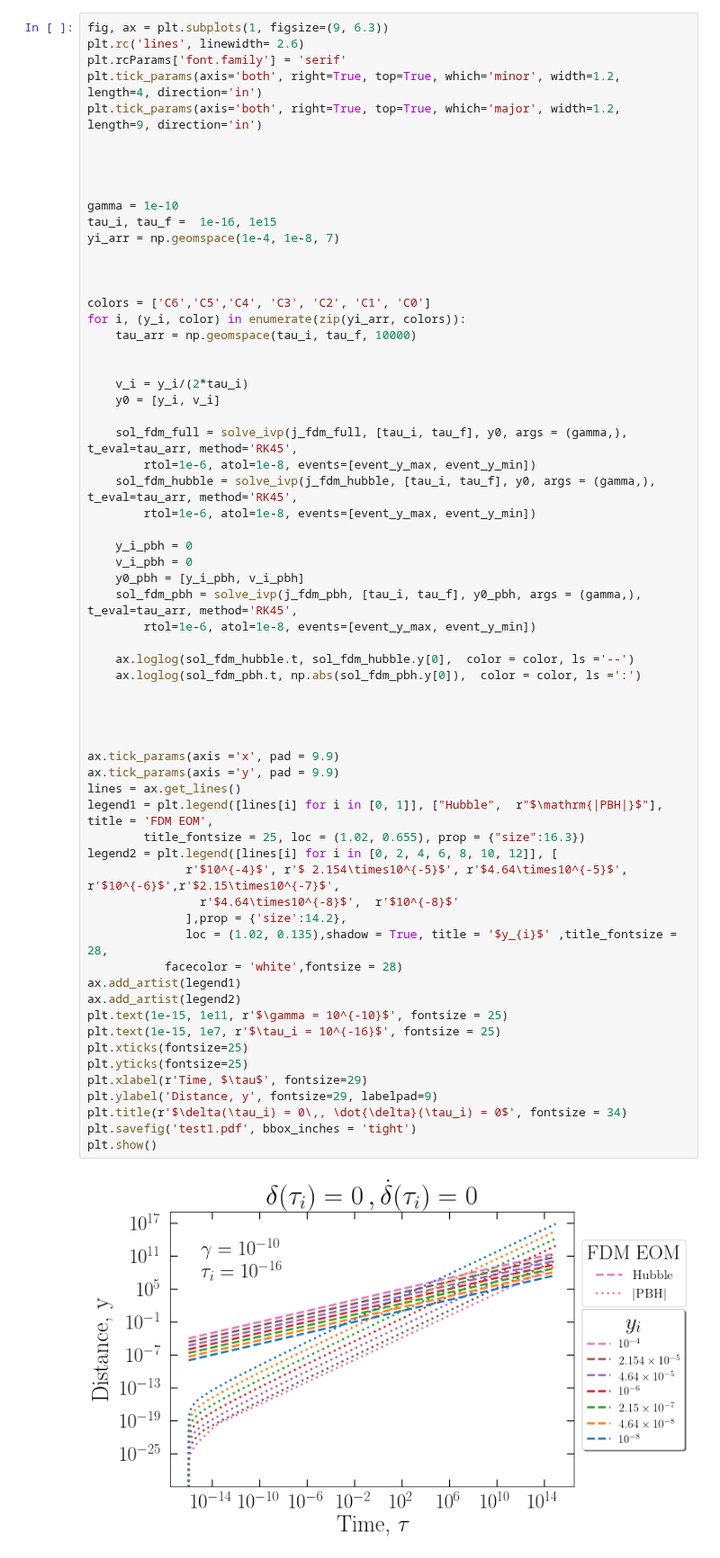
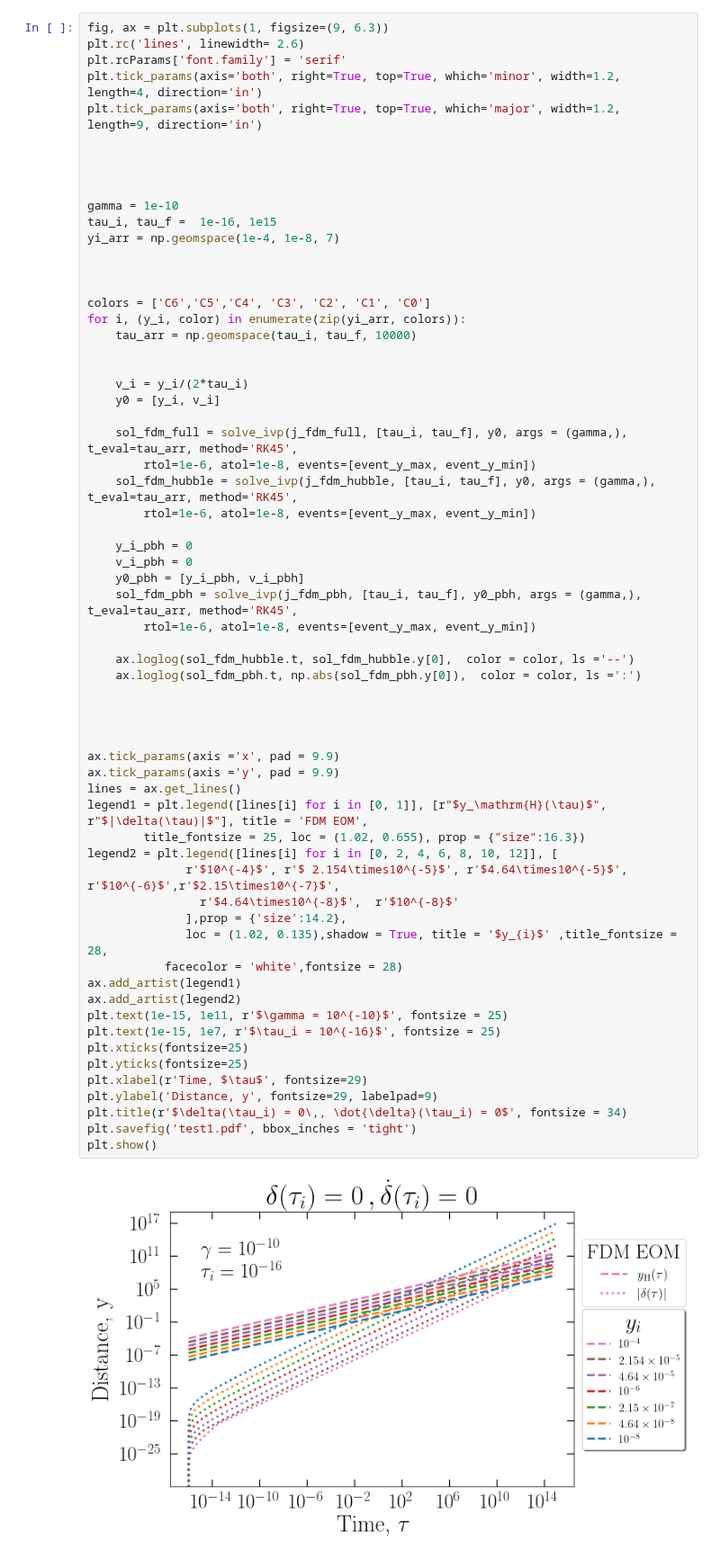
Before and after one commit to pratibhajangra591/project-3, a Jupyter notebook: trial_2.ipynb, the cells around one changed output. Shown at 90% size. Drawn from its saved outputs; the diff is of its cells as text.

```diff
--- a/trial_2.ipynb
+++ b/trial_2.ipynb
@@ -123,35 +122,35 @@ for i, (y_i, color) in enumerate(zip(yi_arr, colors)):
         rtol=1e-6, atol=1e-8, events=[event_y_max, event_y_min])
 
     ax.loglog(sol_fdm_hubble.t, sol_fdm_hubble.y[0],  color = color, ls ='--')
     ax.loglog(sol_fdm_pbh.t, np.abs(sol_fdm_pbh.y[0]),  color = color, ls =':')
 
 
 
 
 ax.tick_params(axis ='x', pad = 9.9)
 ax.tick_params(axis ='y', pad = 9.9)
 lines = ax.get_lines()
-legend1 = plt.legend([lines[i] for i in [0, 1]], ["Hubble",  r"$\mathrm{|PBH|}$"], title = 'FDM EOM',
+legend1 = plt.legend([lines[i] for i in [0, 1]], [r"$y_\mathrm{H}(\tau)$", r"$|\delta(\tau)|$"], title = 'FDM EOM',
         title_fontsize = 25, loc = (1.02, 0.655), prop = {"size":16.3})
 legend2 = plt.legend([lines[i] for i in [0, 2, 4, 6, 8, 10, 12]], [
               r'$10^{-4}$', r'$ 2.154\times10^{-5}$', r'$4.64\times10^{-5}$', r'$10^{-6}$',r'$2.15\times10^{-7}$',
                 r'$4.64\times10^{-8}$',  r'$10^{-8}$'
               ],prop = {'size':14.2},
               loc = (1.02, 0.135),shadow = True, title = '$y_{i}$' ,title_fontsize = 28,
            facecolor = 'white',fontsize = 28)
 ax.add_artist(legend1)
 ax.add_artist(legend2)
 plt.text(1e-15, 1e11, r'$\gamma = 10^{-10}$', fontsize = 25)
 plt.text(1e-15, 1e7, r'$\tau_i = 10^{-16}$', fontsize = 25)
 plt.xticks(fontsize=25)
 plt.yticks(fontsize=25)
 plt.xlabel(r'Time, $\tau$', fontsize=29)
 plt.ylabel('Distance, y', fontsize=29, labelpad=9)
 plt.title(r'$\delta(\tau_i) = 0\,, \dot{\delta}(\tau_i) = 0$', fontsize = 34)
 plt.savefig('test1.pdf', bbox_inches = 'tight')
 plt.show()
 # %% [output]
-[figure, old version]
+[figure, new version]
 # %%
 fig, ax = plt.subplots(1, figsize=(9, 6.3))
 plt.rc('lines', linewidth=2.6)
```
Also changed, not shown: parts of 12 cells of this notebook.
